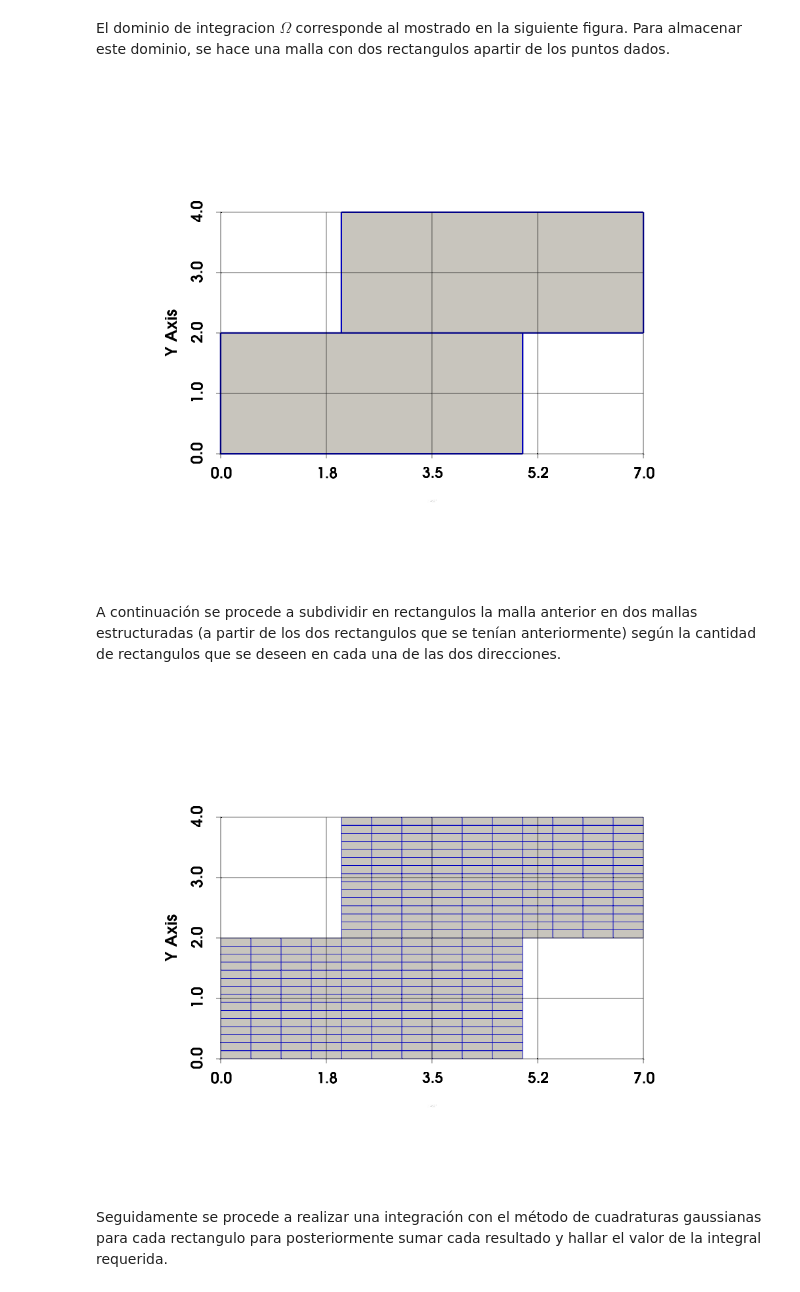
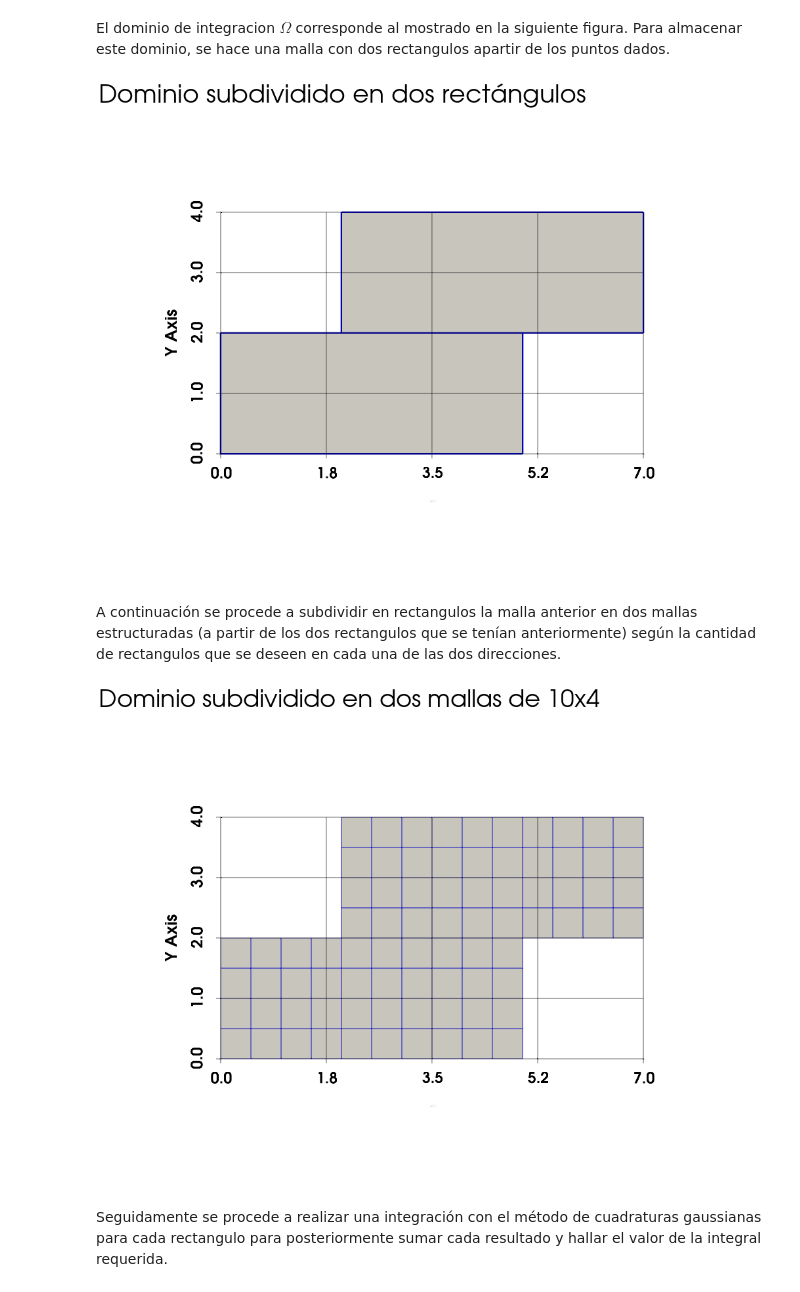
Before and after one commit to JulianSoZa/MiniProjects_NumericMethods, a Jupyter notebook: MiniProject1_GP1/main.ipynb, the cells around one changed output. Drawn from its saved outputs; the diff is of its cells as text; code cells hidden in the pictures.

```diff
--- a/MiniProject1_GP1/main.ipynb
+++ b/MiniProject1_GP1/main.ipynb
@@ -429,7 +432,8 @@ def gaussian_integration_2D(p0, p1, p2, p3, fun, nx, ny):
 # %% [markdown]
 El dominio de integracion $\Omega$ corresponde al mostrado en la siguiente figura. Para almacenar este dominio, se hace una malla con dos rectangulos apartir de los puntos dados.
 # %%
-points = np.array([
+#malla inicial dada
+points = np.array([ # puntos de la malla
     [0,0],
     [5,0],
     [5,2],
@@ -441,62 +445,67 @@ points = np.array([
     [2,4]
 ], dtype='float32')
 
-rectangles = np.array([
+rectangles = np.array([ # rectangulos de la malla
     [0,1,2,3],
     [4,5,6,7],
 ], dtype='int32')
 
-cells = [("quad", rectangles)]
-original_mesh = meshio.Mesh(points, cells)
+cells = [("quad", rectangles)] # se definen los elementos como cuadrilateros
+original_mesh = meshio.Mesh(points, cells) # se almacena la malla
 
-original_mesh_pv = pv.wrap(original_mesh)
+# Visualización de la malla
+original_mesh_pv = pv.wrap(original_mesh) # objeto de datos correspondiente en pyvista
 
 pl = pv.Plotter()
 pl.add_mesh(original_mesh_pv, color='white')
 pl.add_mesh(original_mesh_pv, color="blue", style='wireframe', line_width=3)
+pl.add_text(f"Dominio subdividido en dos rectángulos", font_size=20)
 pl.view_xy()
 pl.show_grid()
 pl.show(jupyter_backend='pythreejs')
 # %% [output]
-[figure, old version]
+[figure, new version]
 # %% [markdown]
 A continuación se procede a subdividir en rectangulos la malla anterior en dos mallas estructuradas (a partir de los dos rectangulos que se tenían anteriormente) según la cantidad de rectangulos que se deseen en cada una de las dos direcciones.
 # %%
-n = 10
-z = 15
+n = 10 # numero de elementos a lo largo del eje horizontal
+z = 4 # numero de elementos a lo largo del eje vertical
 
-ps = []
-rs = []
+ps = [] # puntos de la malla
+rs = [] # rectangulos de la malla
 
-for m in range(len(rectangles)):
-    xs = np.linspace(points[rectangles[m][0]][0], points[rectangles[m][1]][0], n+1)
-    ys = np.linspace(points[rectangles[m][0]][1], points[rectangles[m][2]][1], z+1)
+# calculo de los puntos y los rectangulos de las mallas
+for m in range(len(rectangles)): # iteración entre las dos mallas
+    xs = np.linspace(points[rectangles[m][0]][0], points[rectangles[m][1]][0], n+1) # coordenadas de los puntos en el eje horizontal
+    ys = np.linspace(points[rectangles[m][0]][1], points[rectangles[m][2]][1], z+1) # coordenadas de los puntos en el eje vertical
     for j in range(z+1):
         for i in range(n+1):
-            ps.append([xs[i], ys[j]])
+            ps.append([xs[i], ys[j]]) # puntos y sus coordenadas
 
             if (j == z)|(i == n):
                 pass
             else:
-                n1 = (j*n + j + i) + m*(n+1)*(z+1)
-                n2 = n1 + 1
-                n3 = n2+n+1
-                n4 = n3-1
-                rs.append([n1, n2, n3, n4])
+                n1 = (j*n + j + i) + m*(n+1)*(z+1) # punto 1 del cuadrilatero
+                n2 = n1 + 1 # punto 2 del cuadrilatero
+                n3 = n2+n+1 # punto 3 del cuadrilatero
+                n4 = n3-1 # punto 4 del cuadrilatero
+                rs.append([n1, n2, n3, n4]) # se almacena el cuadrilatero
 
-cells = [("quad", rs)]
-mesh = meshio.Mesh(ps, cells)
+cells = [("quad", rs)] # se define los elementos de la malla como cuadrilateros
+mesh = meshio.Mesh(ps, cells) # se almacena la nueva malla
 
+# Visualización de la malla
 mesh_pv = pv.wrap(mesh)
 
 pl2 = pv.Plotter()
 pl2.add_mesh(mesh_pv, color='white')
 pl2.add_mesh(mesh_pv, color="blue", style='wireframe', line_width=1.5)
+pl2.add_text(f"Dominio subdividido en dos mallas de {n}x{z}", font_size=20)
 pl2.view_xy()
 pl2.show_grid()
 pl2.show(jupyter_backend='pythreejs')
 # %% [output]
-[figure, old version]
+[figure, new version]
 # %% [markdown]
 Seguidamente se procede a realizar una integración con el método de cuadraturas gaussianas para cada rectangulo para posteriormente sumar cada resultado y hallar el valor de la integral requerida.
 # %%
```
Also changed, not shown: parts of 4 cells of this notebook, 1 other file.
